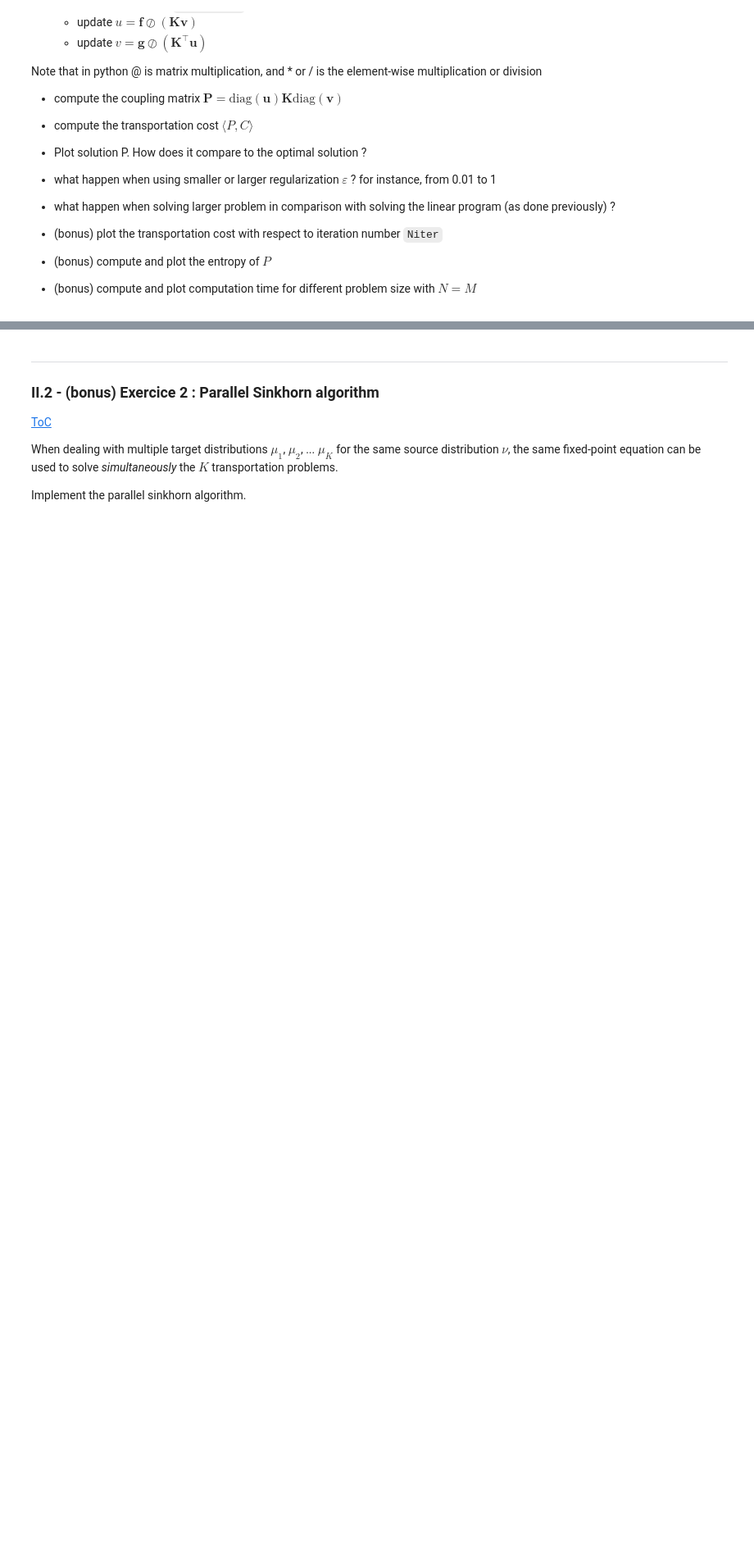
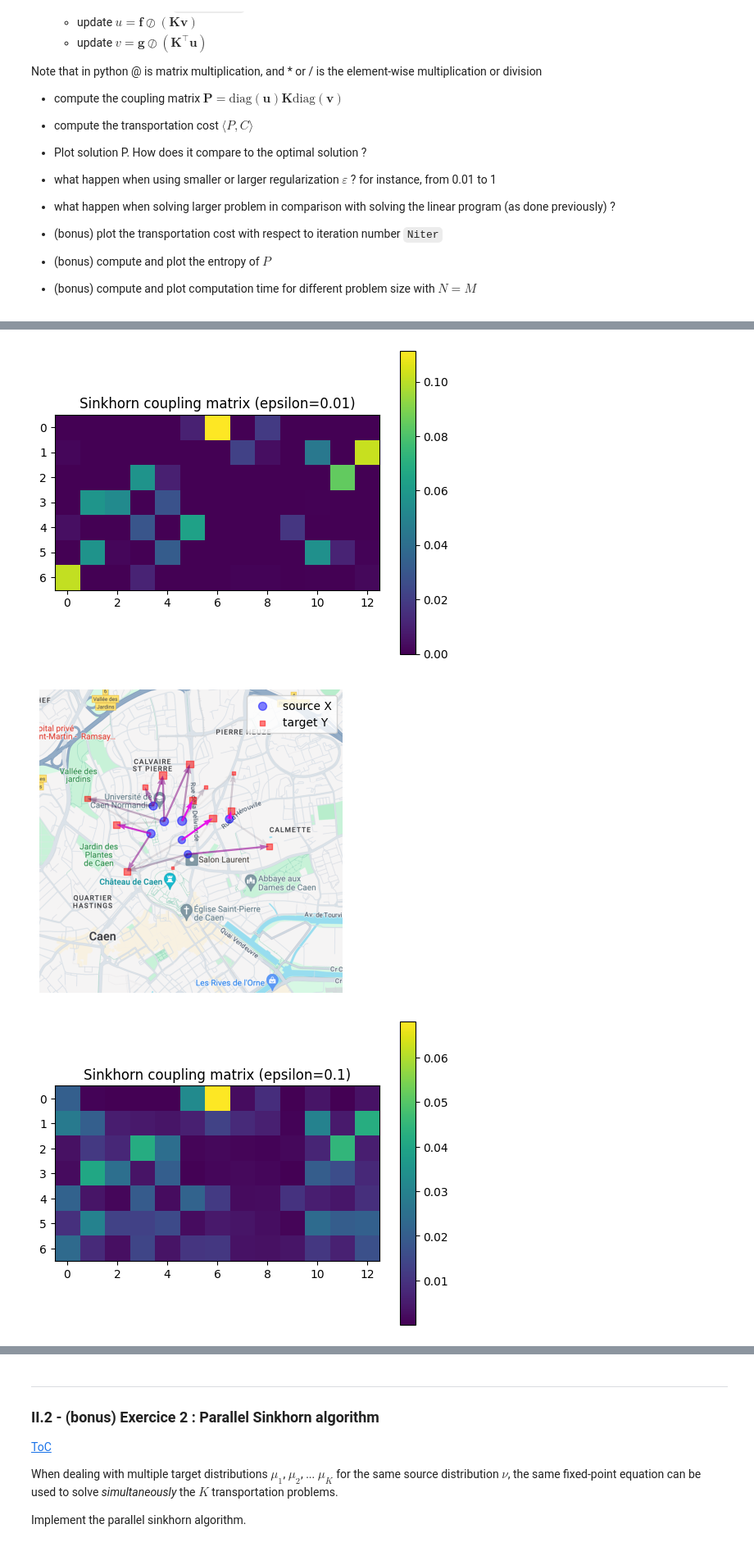
Before and after one commit to ViniciusGN/Kaggle-AI-Studies, a Jupyter notebook: 06. Optimal Transport/TP_2_OT_nD_2025.ipynb, the cells around one changed output, grey strips where cells are left out. Shown at 82% size. Saved outputs shown, nothing was run; the diff lists cells and outputs as text; code cells hidden in the pictures; blank space fills up the shorter version.

```diff
--- a/06. Optimal Transport/TP_2_OT_nD_2025.ipynb
+++ b/06. Optimal Transport/TP_2_OT_nD_2025.ipynb
@@ -580,0 +661,49 @@ entropy_cost = ...
+# %%
+# parameters
+epsilons = [0.01, 0.1, 1]
+Niter = 1000
+
+# containers
+all_costs = {}
+all_entropies = {}
+all_P = {}
+
+for epsilon in epsilons:
+
+    # cost matrix -> kernel
+    K = C_XY.copy()
+    K = K / np.max(K)
+    K = np.exp(-K / epsilon)
+
+    # init
+    u = np.ones_like(f)
+    v = np.ones_like(g)
+
+    costs = []
+
+    # sinkhorn iterations
+    for i in range(Niter):
+        u = f / (K @ v)
+        v = g / (K.T @ u)
+
+        P = np.diag(u) @ K @ np.diag(v)
+        costs.append(np.sum(P * C_XY))
+
+    # store results
+    all_costs[epsilon] = costs
+    all_P[epsilon] = P
+    all_entropies[epsilon] = -np.sum(P * np.log(P + 1e-10))
+
+    # plot coupling
+    plt.figure()
+    plt.imshow(P)
+    plt.colorbar()
+    plt.title(f"Sinkhorn coupling matrix (epsilon={epsilon})")
+    plt.show()
+
+    # transport map
+    show_arrows_on_map((X,f), (Y,g), P)
+# %% [output]
+[figure, added]
+[figure, added]
+[figure, added]
```
Also changed, not shown: parts of 14 cells of this notebook.
